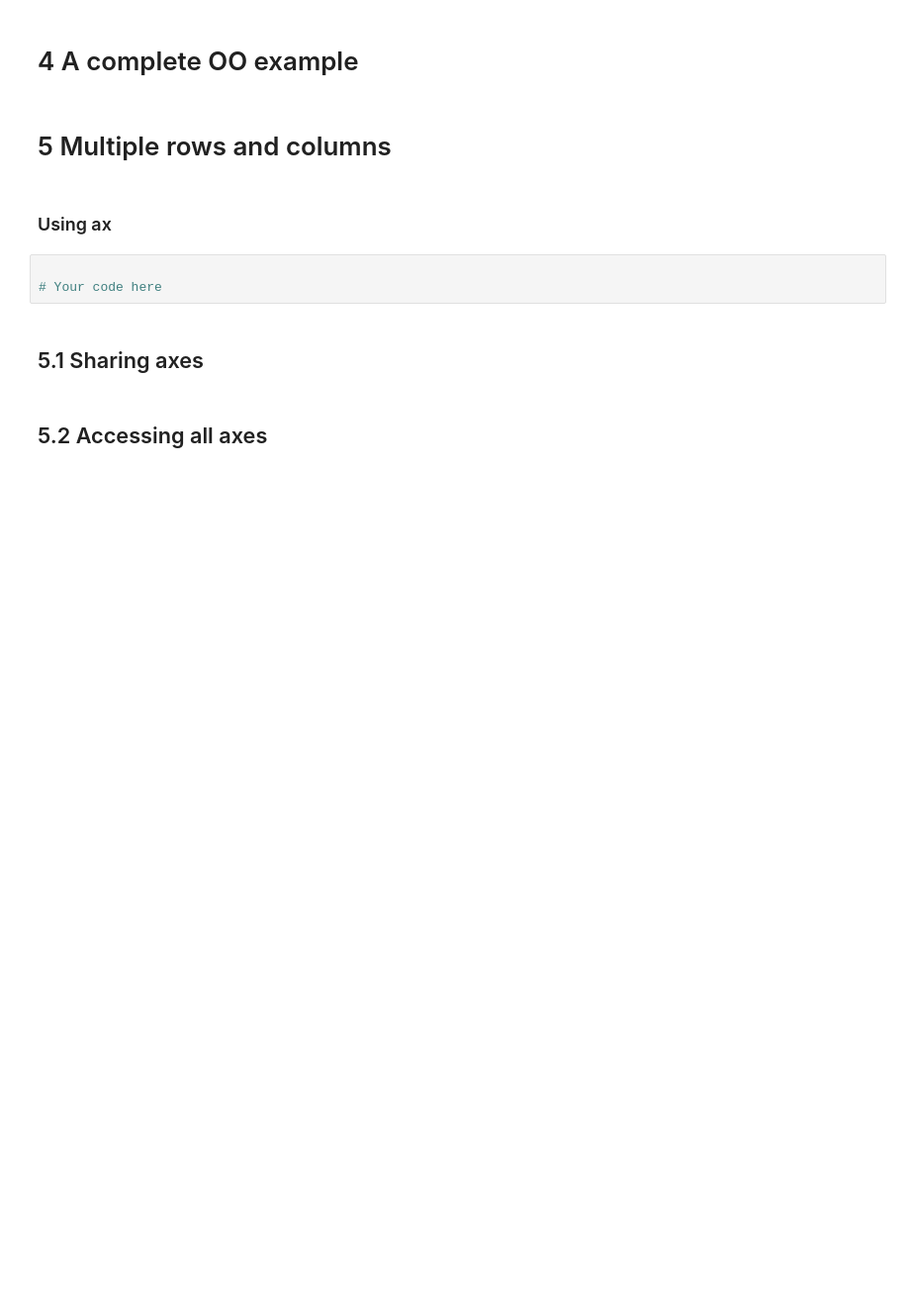
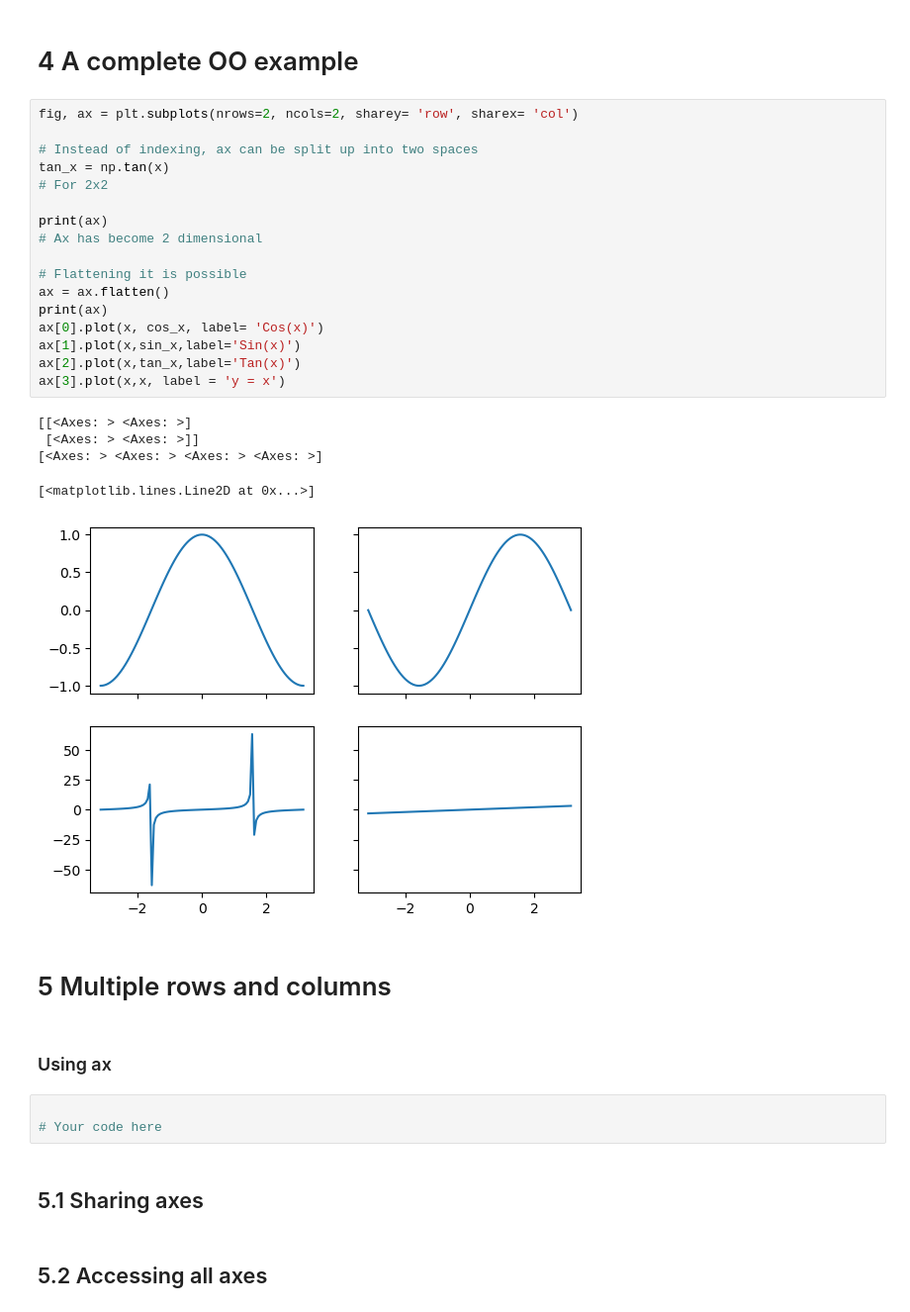
Before and after one commit to SPS-SP2273/learning-portfolio-Venetaris, a Jupyter notebook: 7.1_plotting/plotting_(good).ipynb, the cells around one changed output. Shown at 99% size. Cells and saved outputs as stored; diff of their text form; blank space fills up the shorter version.

```diff
--- a/7.1_plotting/plotting_(good).ipynb
+++ b/7.1_plotting/plotting_(good).ipynb
@@ -21,5 +46,28 @@
 # %% [markdown]
 # 4 A complete OO example
+# %%
+fig, ax = plt.subplots(nrows=2, ncols=2, sharey= 'row', sharex= 'col')
+
+# Instead of indexing, ax can be split up into two spaces
+tan_x = np.tan(x)
+# For 2x2
+
+print(ax)
+# Ax has become 2 dimensional
+
+# Flattening it is possible
+ax = ax.flatten()
+print(ax)
+ax[0].plot(x, cos_x, label= 'Cos(x)')
+ax[1].plot(x,sin_x,label='Sin(x)')
+ax[2].plot(x,tan_x,label='Tan(x)')
+ax[3].plot(x,x, label = 'y = x')
+# %% [output]
+[[<Axes: > <Axes: >]
+ [<Axes: > <Axes: >]]
+[<Axes: > <Axes: > <Axes: > <Axes: >]
+[<matplotlib.lines.Line2D at 0x...>]
+[figure, added]
 # %% [markdown]
 # 5 Multiple rows and columns
 # %% [markdown]
```
Also changed, not shown: parts of 6 cells of this notebook, 4 other files.
